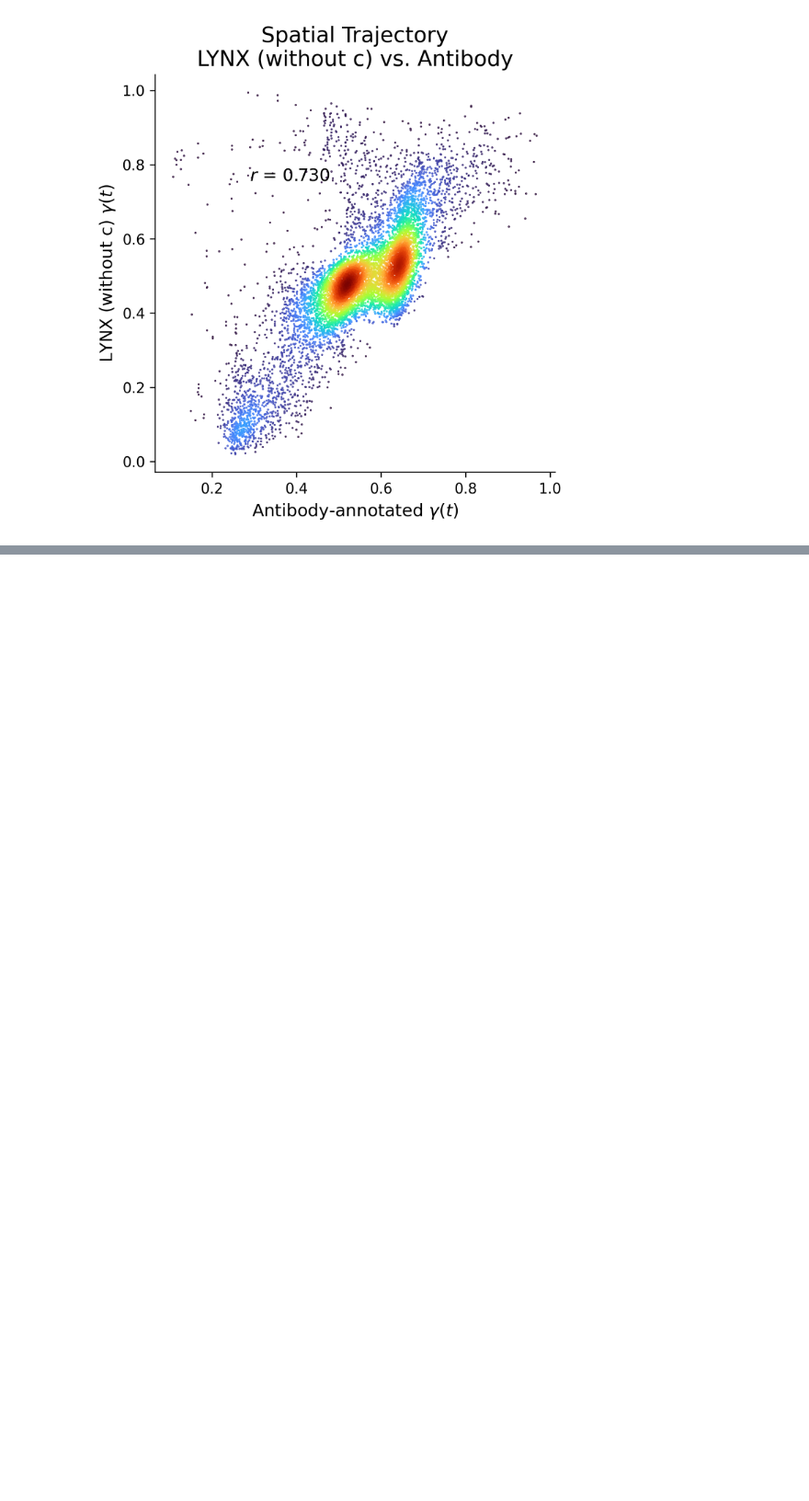
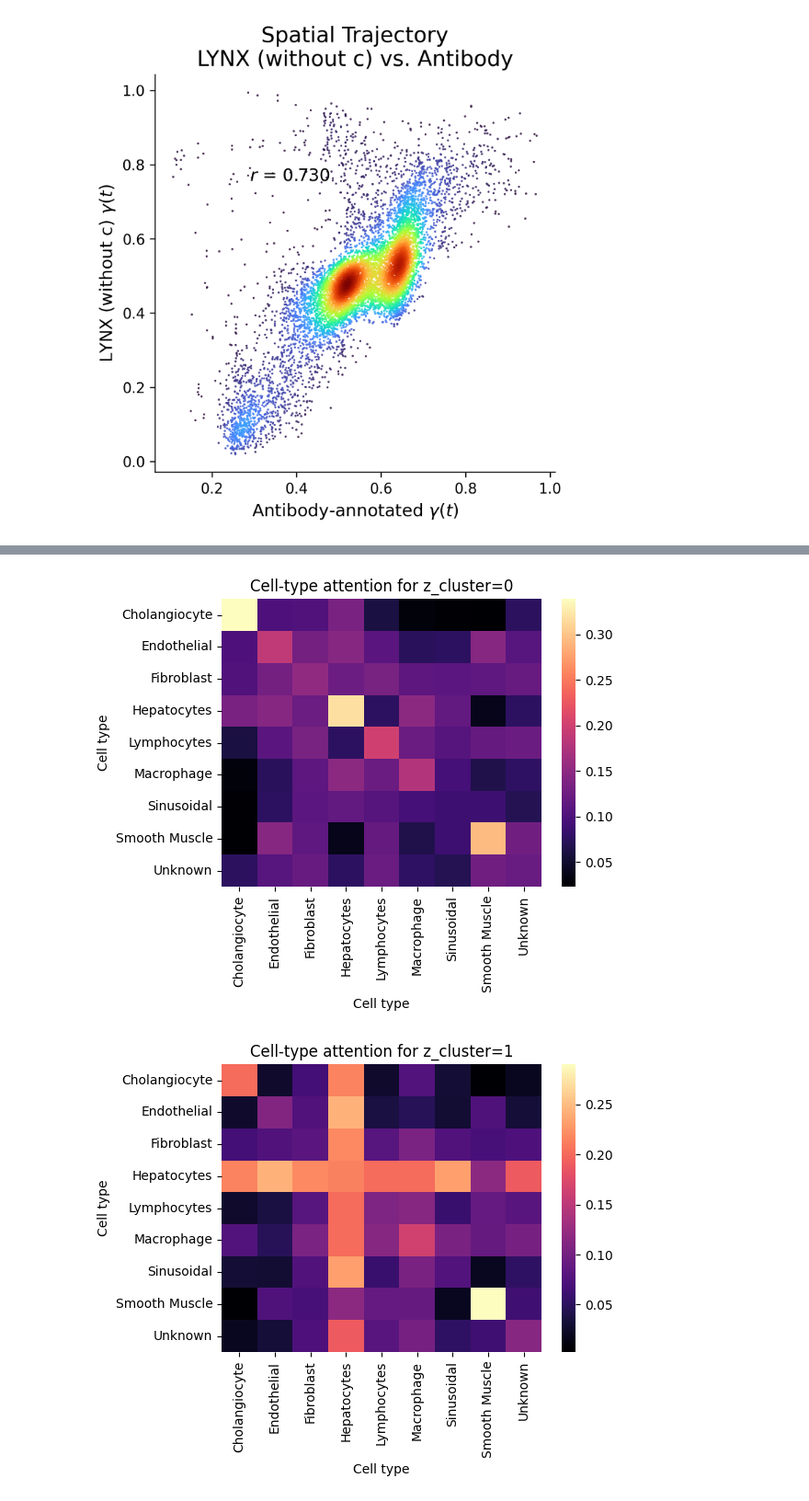
Before and after one commit to azizilab/Lynx, a Jupyter notebook: notebooks/Ablation_studies.ipynb, the cells around one changed output, grey strips where cells are left out. Shown at 92% size. Cells and saved outputs as stored; diff of their text form; code cells hidden in the pictures; blank space fills up the shorter version.

```diff
--- a/notebooks/Ablation_studies.ipynb
+++ b/notebooks/Ablation_studies.ipynb
@@ -461,0 +599,29 @@ plot.disp_kde_scatter(
+# %%
+attn_dfs = []
+attn_graphs = []
+
+for cluster_id in sorted(adata_xenium_c.obs['zone'].unique()):
+    adata_sub = adata_xenium_c[adata_xenium_c.obs['zone'] == cluster_id].copy()
+    zone_attn_df = build_celltype_attention(
+        adata_subset=adata_sub,
+        attn_key='v_attn',
+        celltype_key='cell_type',
+        categories=categories,
+        agg='mean',
+        normalize=True
+    )
+    attn_dfs.append(zone_attn_df)
+
+    plt.figure(figsize=(6,5))
+    sns.heatmap(zone_attn_df, cmap='magma')
+    plt.title(f"Cell-type attention for z_cluster={cluster_id}")
+    plt.xlabel("Cell type")
+    plt.ylabel("Cell type")
+    plt.tight_layout()
+    plt.show()
+
+    attn_graph = plot_celltype_interaction(zone_attn_df, amplitude=50)
+    attn_graphs.append(attn_graph)
+# %% [output]
+[figure, added]
+[figure, added]
```
Also changed, not shown: parts of 10 cells of this notebook, 2 other files.
